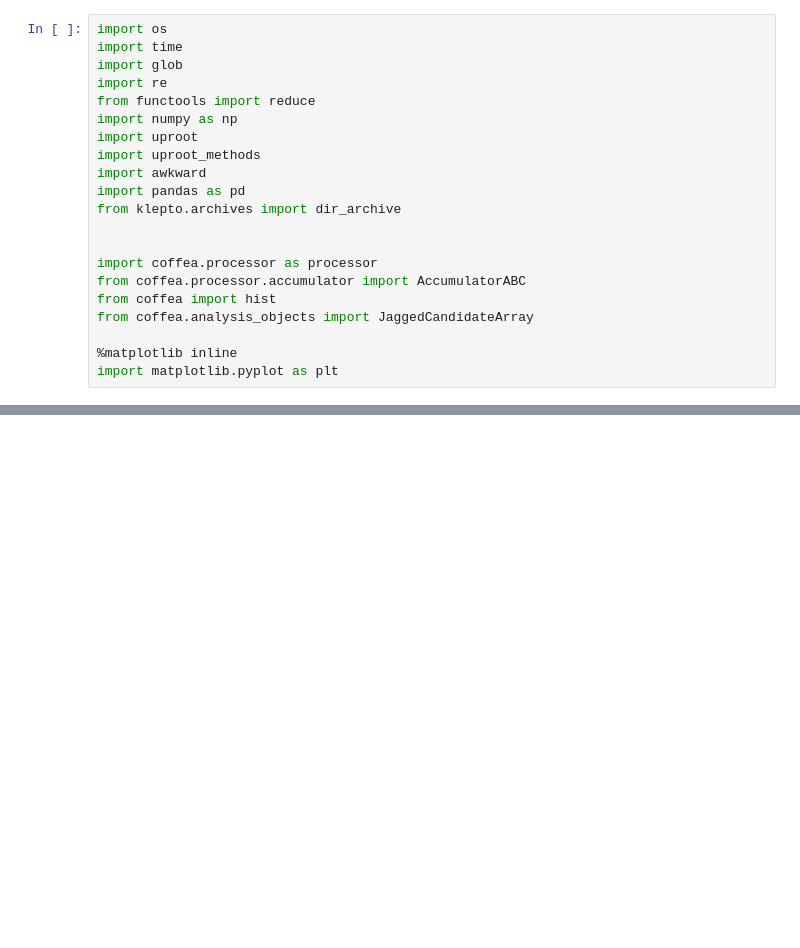
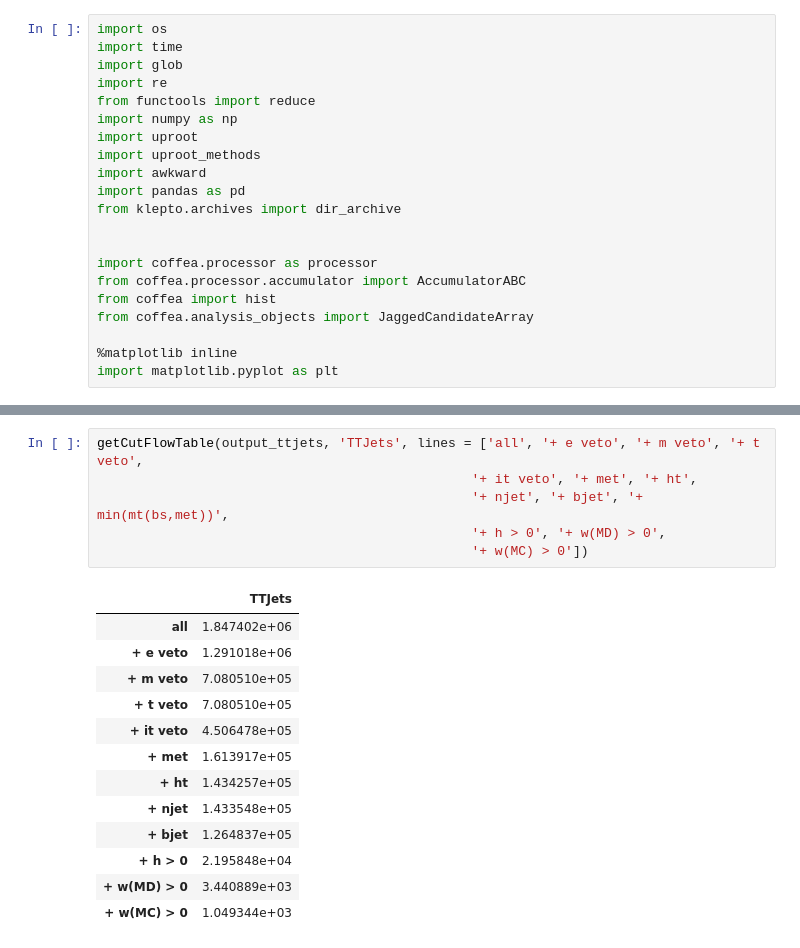
Before and after one commit to mirandabryson/WH-All-Hadronic-Coffea-Tools, a Jupyter notebook: cutflownotebook.ipynb, the cells around one changed output, grey strips where cells are left out. Cells and saved outputs as stored; diff of their text form; blank space fills up the shorter version.

```diff
--- a/cutflownotebook.ipynb
+++ b/cutflownotebook.ipynb
@@ -301,0 +460,20 @@ print(output_znunu)
+# %%
+getCutFlowTable(output_ttjets, 'TTJets', lines = ['all', '+ e veto', '+ m veto', '+ t veto',
+                                                '+ it veto', '+ met', '+ ht',
+                                                '+ njet', '+ bjet', '+ min(mt(bs,met))',
+                                                '+ h > 0', '+ w(MD) > 0',
+                                                '+ w(MC) > 0'])
+# %% [output]
+|  | TTJets |
+| all | 1.847402e+06 |
+| + e veto | 1.291018e+06 |
+| + m veto | 7.080510e+05 |
+| + t veto | 7.080510e+05 |
+| + it veto | 4.506478e+05 |
+| + met | 1.613917e+05 |
+| + ht | 1.434257e+05 |
+| + njet | 1.433548e+05 |
+| + bjet | 1.264837e+05 |
+| + h > 0 | 2.195848e+04 |
+| + w(MD) > 0 | 3.440889e+03 |
+| + w(MC) > 0 | 1.049344e+03 |
```
Also changed, not shown: parts of 12 cells of this notebook, 2 other files.
